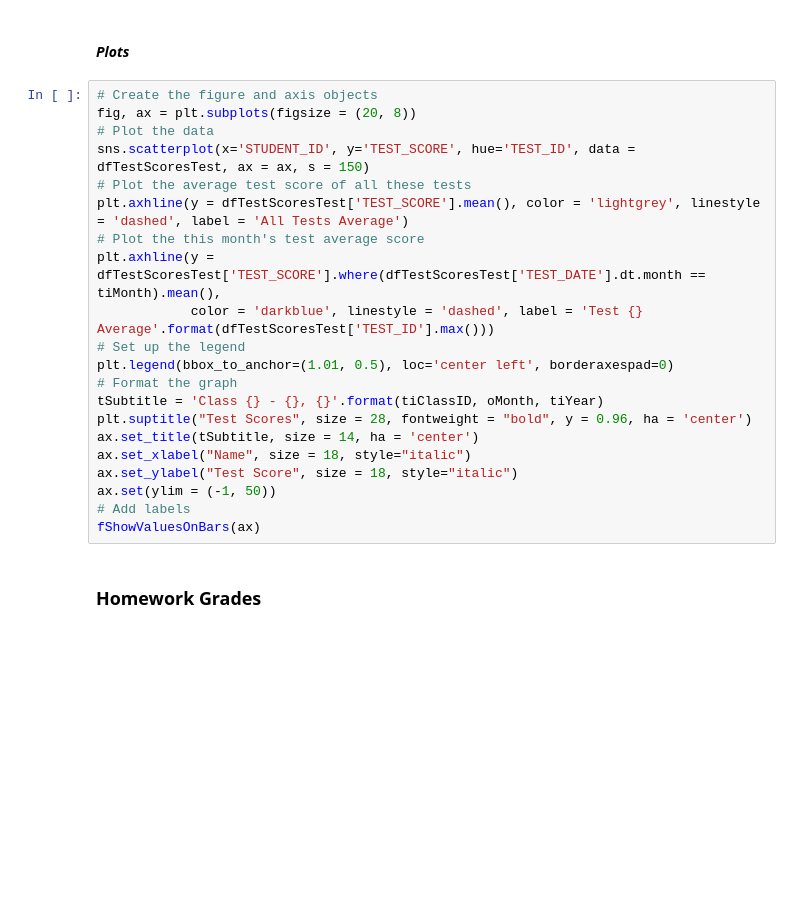
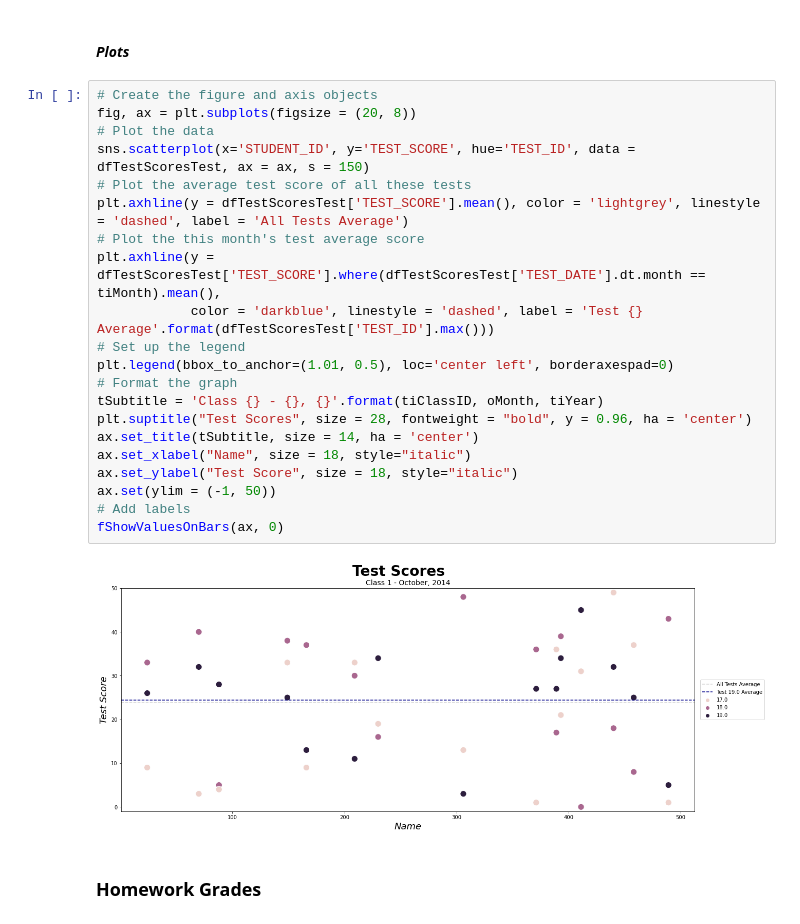
Before and after one commit to mikitz/china-students, a Jupyter notebook: (Teacher) Class Reports.ipynb, the cells around one changed output. Saved outputs shown, nothing was run; the diff lists cells and outputs as text; blank space fills up the shorter version.

Commit message:
fixed fShowValuesOnBars()

```diff
--- a/(Teacher) Class Reports.ipynb
+++ b/(Teacher) Class Reports.ipynb
@@ -153,24 +153,26 @@ dfTestScoresTestAverages['TEST_ID'] = list(range(int(dfTestScoresTest['TEST_ID']
 # %%
 # Create the figure and axis objects
 fig, ax = plt.subplots(figsize = (20, 8))
 # Plot the data
 sns.scatterplot(x='STUDENT_ID', y='TEST_SCORE', hue='TEST_ID', data = dfTestScoresTest, ax = ax, s = 150)
 # Plot the average test score of all these tests
 plt.axhline(y = dfTestScoresTest['TEST_SCORE'].mean(), color = 'lightgrey', linestyle = 'dashed', label = 'All Tests Average')
 # Plot the this month's test average score
 plt.axhline(y = dfTestScoresTest['TEST_SCORE'].where(dfTestScoresTest['TEST_DATE'].dt.month == tiMonth).mean(),
             color = 'darkblue', linestyle = 'dashed', label = 'Test {} Average'.format(dfTestScoresTest['TEST_ID'].max()))
 # Set up the legend
 plt.legend(bbox_to_anchor=(1.01, 0.5), loc='center left', borderaxespad=0)
 # Format the graph
 tSubtitle = 'Class {} - {}, {}'.format(tiClassID, oMonth, tiYear)
 plt.suptitle("Test Scores", size = 28, fontweight = "bold", y = 0.96, ha = 'center')
 ax.set_title(tSubtitle, size = 14, ha = 'center')
 ax.set_xlabel("Name", size = 18, style="italic")
 ax.set_ylabel("Test Score", size = 18, style="italic")
 ax.set(ylim = (-1, 50))
 # Add labels
-fShowValuesOnBars(ax)
+fShowValuesOnBars(ax, 0)
+# %% [output]
+[figure, added]
 # %% [markdown]
 ### Homework Grades
 # %% [markdown]
```
Also changed, not shown: parts of 3 cells of this notebook.
